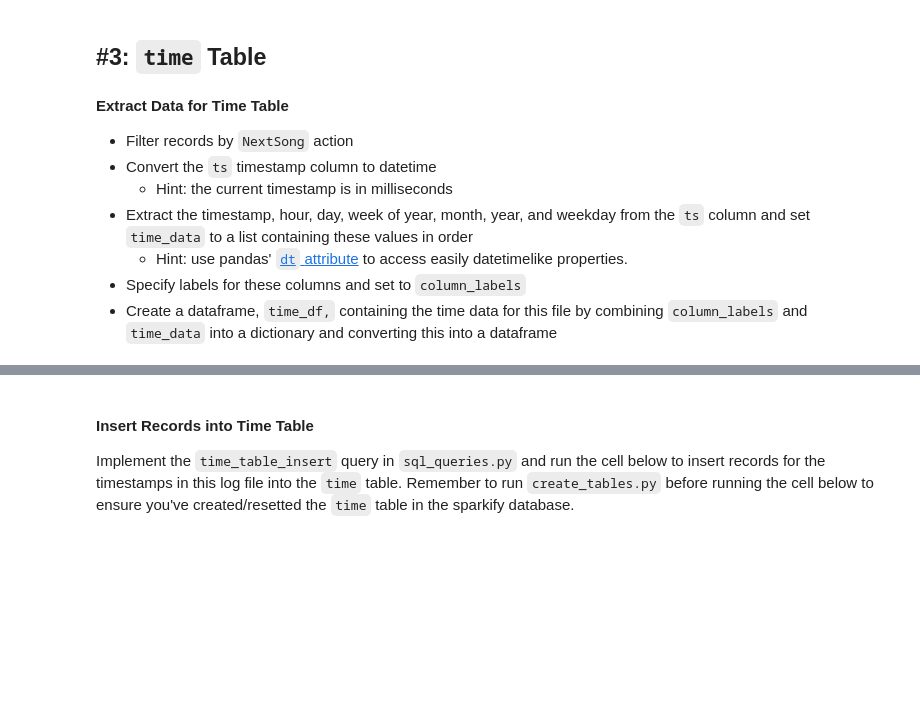
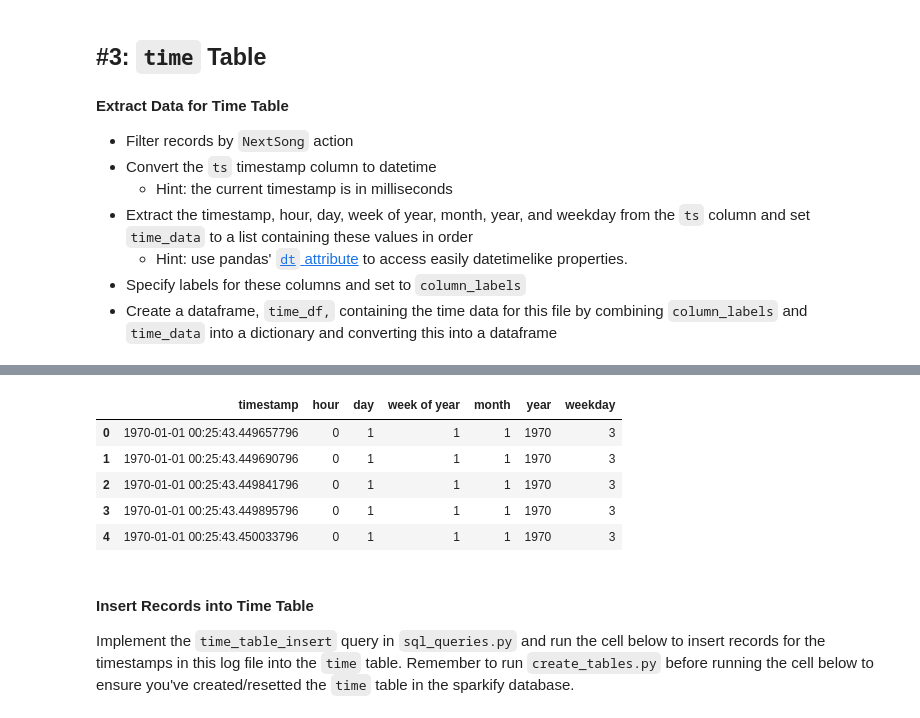
Before and after one commit to andreodendaal/udacity_data_engineering, a Jupyter notebook: Project data Modelling with Postgress/etl.ipynb, the cells around one changed output, grey strips where cells are left out. Cells and saved outputs as stored; diff of their text form; code cells hidden in the pictures; blank space fills up the shorter version.

```diff
--- a/Project data Modelling with Postgress/etl.ipynb
+++ b/Project data Modelling with Postgress/etl.ipynb
@@ -133,0 +132,3 @@ column_labels = ()
+# %%
+df_filter = df[(df.page == "NextSong")]
+df_filter.head()
@@ -133,0 +142,5 @@ column_labels = ()
+# %%
+#df['t'] = pd.to_datetime(df['ts'])
+t = pd.to_datetime(df_filter['ts'])
+t.head()
+#print(t[0])
@@ -133,0 +154,8 @@ column_labels = ()
+# %%
+#time_extract = [t.dt.time, t.dt.hour, t.dt.day, t.dt.week, t.dt.month, t.dt.year, t.dt.weekday]
+
+time_extract = [t, t.dt.hour, t.dt.day, t.dt.week, t.dt.month, t.dt.year, t.dt.weekday]
+
+column_labels = ['timestamp','hour', 'day', 'week of year', 'month', 'year', 'weekday']
+# %%
+time_dict = dict(zip(column_labels, time_extract))
@@ -134,6 +165,13 @@ column_labels = ()
 # %%
-time_df =
+time_df = pd.DataFrame(time_dict)
 time_df.head()
+# %% [output]
+|  | timestamp | hour | day | week of year | month | year | weekday |
+| 0 | 1970-01-01 00:25:43.449657796 | 0 | 1 | 1 | 1 | 1970 | 3 |
+| 1 | 1970-01-01 00:25:43.449690796 | 0 | 1 | 1 | 1 | 1970 | 3 |
+| 2 | 1970-01-01 00:25:43.449841796 | 0 | 1 | 1 | 1 | 1970 | 3 |
+| 3 | 1970-01-01 00:25:43.449895796 | 0 | 1 | 1 | 1 | 1970 | 3 |
+| 4 | 1970-01-01 00:25:43.450033796 | 0 | 1 | 1 | 1 | 1970 | 3 |
 # %% [markdown]
 #### Insert Records into Time Table
 Implement the `time_table_insert` query in `sql_queries.py` and run the cell below to insert records for the timestamps in this log file into the `time` table. Remember to run `create_tables.py` before running the cell below to ensure you've created/resetted the `time` table in the sparkify database.
```
Also changed, not shown: parts of 13 cells of this notebook, 1 other file.
